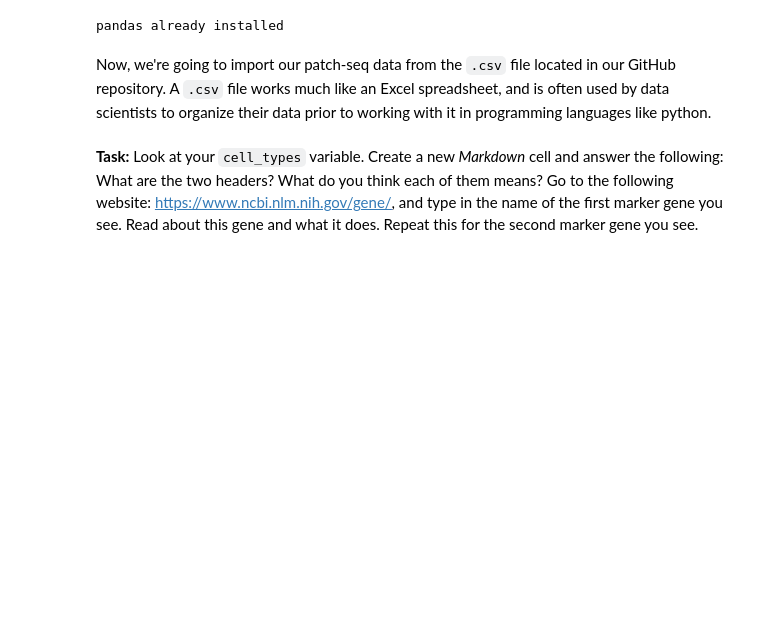
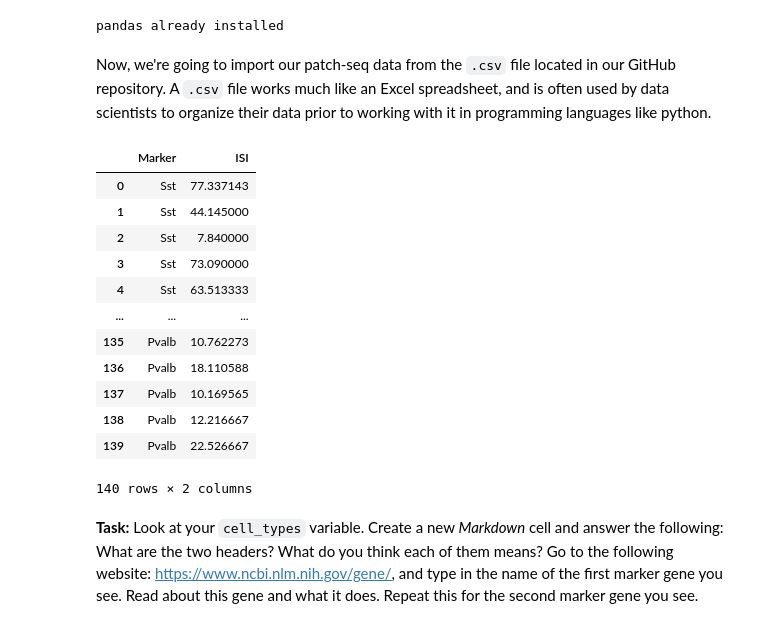
Before and after one commit to FinLZ/NEUR265_Zakas, a Jupyter notebook: 01_30_23.ipynb, the cells around one changed output. Drawn from its saved outputs; the diff is of its cells as text; code cells hidden in the pictures; blank space fills up the shorter version.

```diff
--- a/01_30_23.ipynb
+++ b/01_30_23.ipynb
@@ -32,8 +32,23 @@ Now, we're going to import our patch-seq data from the `.csv` file located in ou
 # %%
 # Before you run this cell, click on the .csv file in your respository, and then click on "View Raw"
 # Copy the link to the raw dataset and store it as a string variable called url
-
-url = 'your link here'
+import pandas as pd
+url = 'https://raw.githubusercontent.com/hallockh/neur_265/main/patch_seq.csv'
 cell_types = pd.read_csv(url)
+cell_types
+# %% [output]
+|  | Marker | ISI |
+| 0 | Sst | 77.337143 |
+| 1 | Sst | 44.145000 |
+| 2 | Sst | 7.840000 |
+| 3 | Sst | 73.090000 |
+| 4 | Sst | 63.513333 |
+| ... | ... | ... |
+| 135 | Pvalb | 10.762273 |
+| 136 | Pvalb | 18.110588 |
+| 137 | Pvalb | 10.169565 |
+| 138 | Pvalb | 12.216667 |
+| 139 | Pvalb | 22.526667 |
+140 rows × 2 columns
 # %% [markdown]
 <b>Task:</b> Look at your `cell_types` variable. Create a new *Markdown* cell and answer the following: What are the two headers? What do you think each of them means? Go to the following website: <span style = "color:blue"><u>https://www.ncbi.nlm.nih.gov/gene/</u></span>, and type in the name of the first marker gene you see. Read about this gene and what it does. Repeat this for the second marker gene you see.
```
Also changed, not shown: parts of 6 cells of this notebook.
